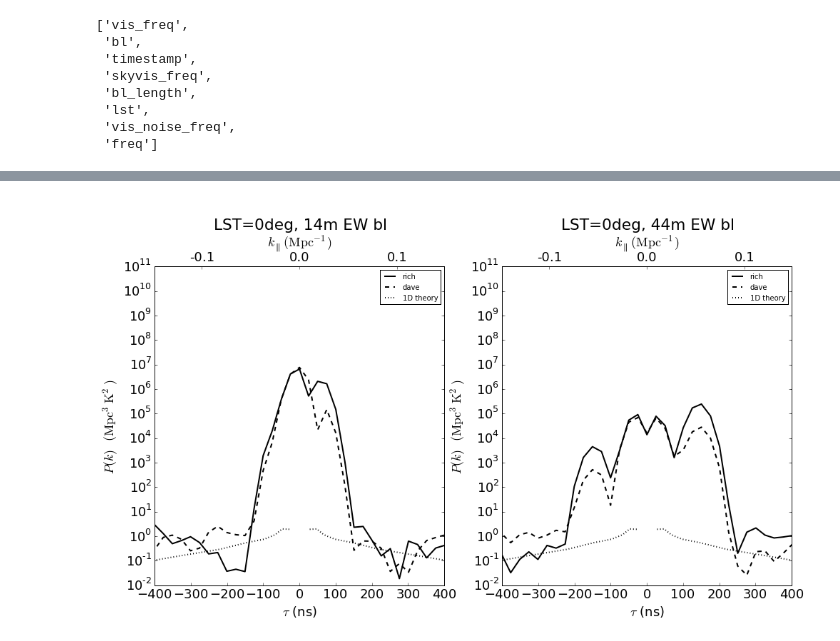
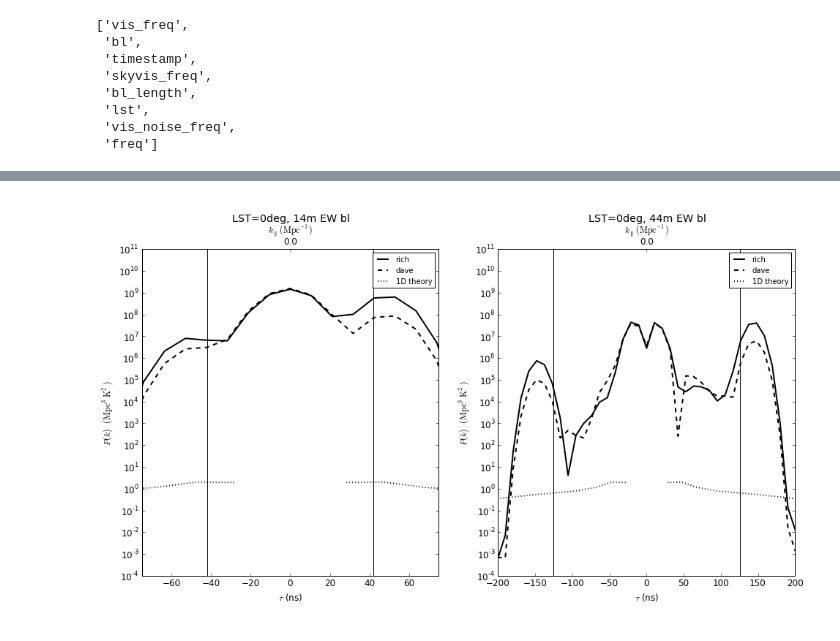
Before and after one commit to aewallwi/DishPapers, a Jupyter notebook: DishBeamMeasurements/paper/plot_nithya_simulated_visibilities.ipynb, the cells around one changed output, grey strips where cells are left out. Drawn from its saved outputs; the diff is of its cells as text; code cells hidden in the pictures.

Commit message:
update rev1 and make new plots

```diff
--- a/DishBeamMeasurements/paper/plot_nithya_simulated_visibilities.ipynb
+++ b/DishBeamMeasurements/paper/plot_nithya_simulated_visibilities.ipynb
@@ -7,6 +7,9 @@ import numpy as np
 d = '/Users/abrahamn/Documents/Physics/papers/DishPapers/data/'
 visdatrich = np.load(d+'14.0m_dish_multi_baseline_visibilities_no_ground_drift_80x1080.0s_baseline_range_14.6-58.4_asm_all_sky_sprms_0.0_nside_256_derr_0.000ns_gerr_0.00dB_nrand_1_Tsys_220.0K_128x781.2_kHz_150.0_MHz_extpb_RBAN_137.5_MHz_achromatic_no_pfb.npz')
 visdatdave = np.load(d+'14.0m_dish_multi_baseline_visibilities_no_ground_drift_80x1080.0s_baseline_range_14.6-58.4_asm_all_sky_sprms_0.0_nside_256_derr_0.000ns_gerr_0.00dB_nrand_1_Tsys_220.0K_128x781.2_kHz_150.0_MHz_extpb_DDAN_137.5_MHz_achromatic_no_pfb.npz')
+
+richarea = 68.9
+davearea = 83.8
 # %%
 visdatrich.files
 # %% [output]
@@ -24,7 +27,7 @@ dfHz = freqs[1]-freqs[0]
 
 desiredcenterfreq = 150.e6
 desiredcenterindex = int((desiredcenterfreq-freqs[0])/dfHz)
-bandbandwidth = 40.e6 # Hz
+bandbandwidth = 95.e6 # Hz
 desirednfreqs = bandbandwidth/dfHz
 desiredindices = arange(len(freqs))[arange(int(desiredcenterindex-desirednfreqs/2),int(desiredcenterindex+desirednfreqs/2))]
 
@@ -82,7 +80,7 @@ def vis_to_delay_spec(vis,A):
 # %%
 matplotlib.rcParams.update({'font.size': 18})
 
-def plotjunk(ax,hordelay):
+def plotjunk(ax,hordelay,myxlim):
     # cosmology power spectra
     ax.semilogy(theorydelays,theorypowerspectrum*1.e-6,'k:',linewidth=2,label='1D theory')
     ax.semilogy(-theorydelays,theorypowerspectrum*1.e-6,'k:',linewidth=2)
@@ -91,8 +89,8 @@ def plotjunk(ax,hordelay):
     # other plotting stuff
     ax.semilogy([-hordelay,-hordelay],[1.e-6,2.e18],'k-')
     ax.semilogy([hordelay,hordelay],[1.e-6,2.e18],'k-')
-    plt.ylim([1.e-2,1.e11])
-    plt.xlim([-400.,400.])
+    plt.ylim([1.e-4,1.e11])
+    plt.xlim(myxlim)
     plt.xlabel(r"$\tau$ (ns)")
     plt.ylabel(r"$P(k)$  $(\mathrm{Mpc}^3 \mathrm{K}^2)$")
     ax2 = ax.twiny()
@@ -119,22 +137,22 @@ array([ 129.6875 ,  130.46875,  131.25   ,  132.03125,  132.8125 ,
 # %%
 fig = plt.figure(num=None, figsize=(16, 8), dpi=80)
 
-delays,visrich_delayspec_shortbl = vis_to_delay_spec(visdatrich['vis_freq'][0,desiredindices,0],1)
-delays,visdave_delayspec_shortbl = vis_to_delay_spec(visdatdave['vis_freq'][0,desiredindices,0],1)
+delays,visrich_delayspec_shortbl = vis_to_delay_spec(visdatrich['skyvis_freq'][0,desiredindices,0],richarea)
+delays,visdave_delayspec_shortbl = vis_to_delay_spec(visdatdave['skyvis_freq'][0,desiredindices,0],davearea)
 
-delays,visrich_delayspec_longbl = vis_to_delay_spec(visdatrich['vis_freq'][17,desiredindices,0],1)
-delays,visdave_delayspec_longbl = vis_to_delay_spec(visdatdave['vis_freq'][17,desiredindices,0],1)
+delays,visrich_delayspec_longbl = vis_to_delay_spec(visdatrich['skyvis_freq'][17,desiredindices,0],richarea)
+delays,visdave_delayspec_longbl = vis_to_delay_spec(visdatdave['skyvis_freq'][17,desiredindices,0],davearea)
 
 ax1 = fig.add_subplot(121)
 ax1.semilogy(delays, abs(visrich_delayspec_shortbl)**2 ,'k-',linewidth=2,label='rich')
 ax1.semilogy(delays, abs(visdave_delayspec_shortbl)**2 ,'k--',linewidth=2,label='dave')
 plt.title('\nLST=0deg, 14m EW bl\n\n')
-plotjunk(ax1,14*3*1000.)
+plotjunk(ax1,14*3.,[-75.,75.])
 
 ax11 = fig.add_subplot(122)
 ax11.semilogy(delays, abs(visrich_delayspec_longbl)**2 ,'k-',linewidth=2,label='rich')
 ax11.semilogy(delays, abs(visdave_delayspec_longbl)**2 ,'k--',linewidth=2,label='dave')
 plt.title('\nLST=0deg, 44m EW bl\n\n')
-plotjunk(ax11,44*3*1000.)
+plotjunk(ax11,42*3.,[-200,200.])
 # %% [output]
-[figure, old version]
+[figure, new version]
```
Also changed, not shown: parts of 6 cells of this notebook, 12 other files.
